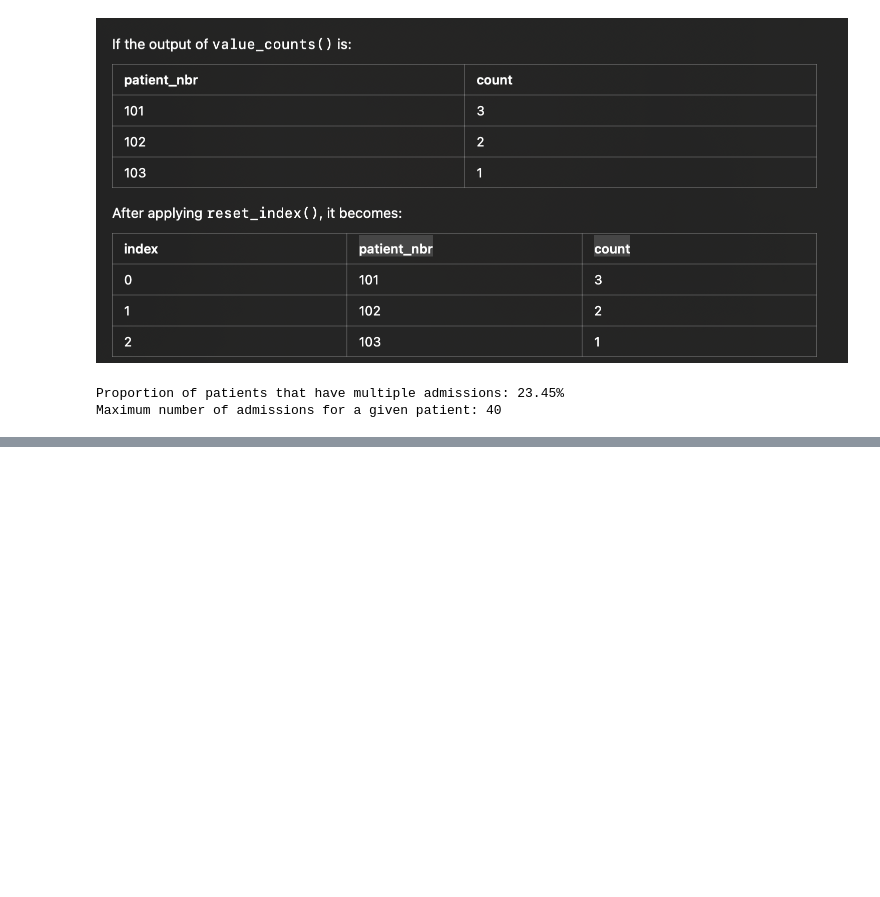
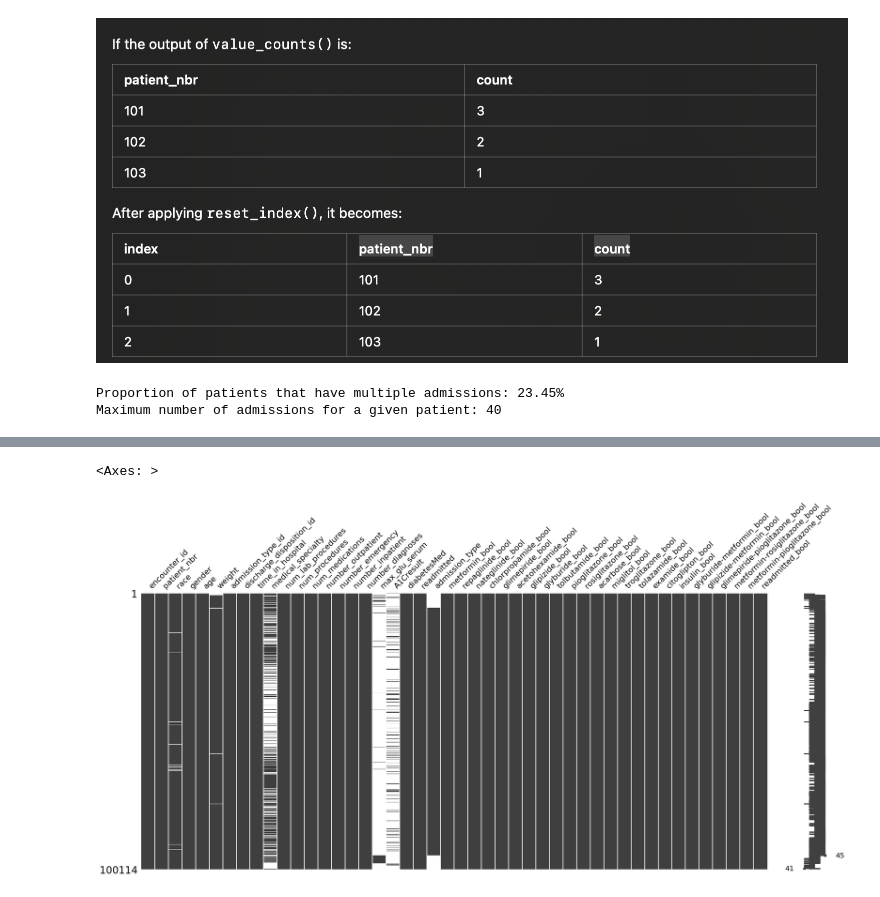
Before and after one commit to mervegb/diabetes-ml, a Jupyter notebook: diabetes_ml.ipynb, the cells around one changed output, grey strips where cells are left out. Cells and saved outputs as stored; diff of their text form; code cells hidden in the pictures; blank space fills up the shorter version.

```diff
--- a/diabetes_ml.ipynb
+++ b/diabetes_ml.ipynb
@@ -77,0 +159,3 @@ Maximum number of admissions for a given patient: 40
+# %%
+expired_ids = discharge_expired["discharge_disposition_id"].tolist()
+print(f"Expired IDs: {expired_ids}")
@@ -77,0 +277,4 @@ Maximum number of admissions for a given patient: 40
+# %%
+#to keep things simple we'll view this as binary classification problem: did the patient get readmitted
+data["readmitted_bool"] = np.where(data["readmitted"] == "NO", 0,1)
+data["readmitted_bool"].value_counts()
@@ -77,0 +287,9 @@ Maximum number of admissions for a given patient: 40
+# %%
+#Data Exploration and Visualization
+#Assessing missing values
+import missingno as msno
+
+msno.matrix(data)
+# %% [output]
+<Axes: >
+[figure, added]
```
Also changed, not shown: parts of 27 cells of this notebook.
